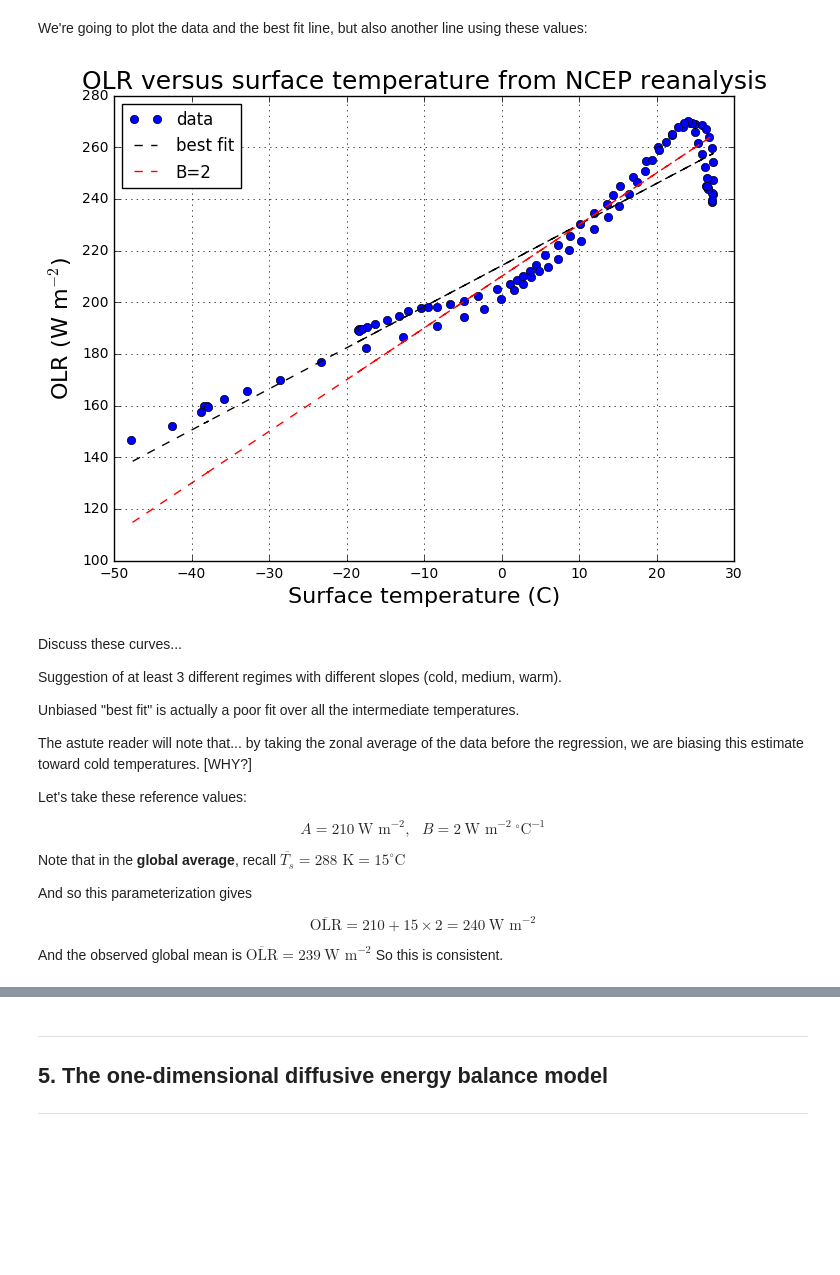
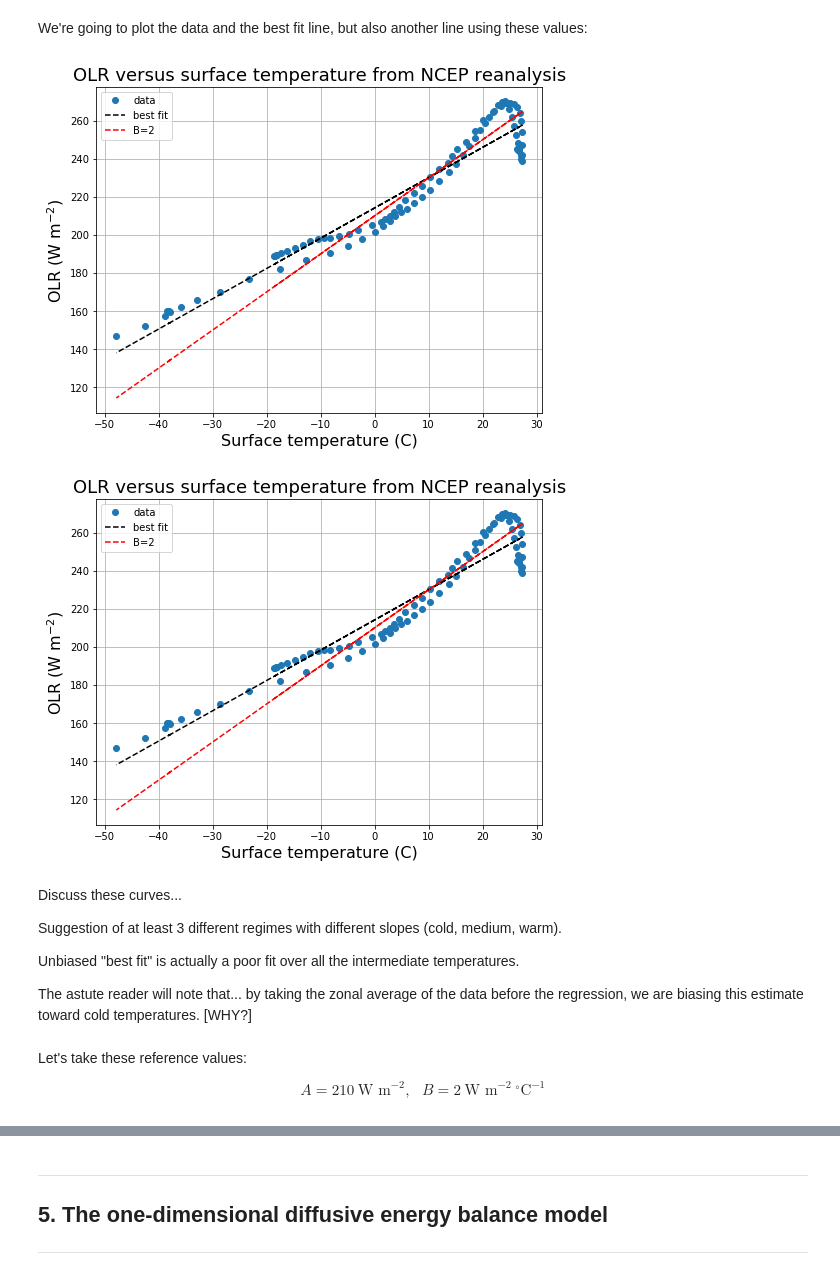
Before and after one commit to brian-rose/ClimateModeling_courseware, a Jupyter notebook: Lectures/Lecture14 -- Diffusive energy balance model.ipynb, the cells around one changed output, grey strips where cells are left out. Cells and saved outputs as stored; diff of their text form; code cells hidden in the pictures; blank space fills up the shorter version.

```diff
--- a/Lectures/Lecture14 -- Diffusive energy balance model.ipynb
+++ b/Lectures/Lecture14 -- Diffusive energy balance model.ipynb
@@ -324,8 +330,7 @@ We're going to plot the data and the best fit line, but also another line using
 A = 210.
 B = 2.
 # %%
-fig = plt.figure(figsize=(8,6))
-ax1 = fig.add_subplot(111)
+fig, ax1 = plt.subplots(figsize=(8,6))
 ax1.plot( Ts_ncep_annual, OLR_ncep_annual, 'o' , label='data')
 ax1.plot( Ts_ncep_annual, intercept + slope * Ts_ncep_annual, 'k--', label='best fit')
 ax1.plot( Ts_ncep_annual, A + B * Ts_ncep_annual, 'r--', label='B=2')
@@ -335,7 +340,11 @@ ax1.set_title('OLR versus surface temperature from NCEP reanalysis', fontsize=18
 ax1.legend(loc='upper left')
 ax1.grid()
 # %% [output]
-[figure, old version]
+[figure, new version]
+# %%
+fig
+# %% [output]
+[figure, added]
 # %% [markdown]
 Discuss these curves...
 
@@ -344,16 +353,7 @@ Suggestion of at least 3 different regimes with different slopes (cold, medium,
 Unbiased "best fit" is actually a poor fit over all the intermediate temperatures.
 
 The astute reader will note that...   by taking the zonal average of the data before the regression, we are biasing this estimate toward cold temperatures.  [WHY?]
-
-Let's take these reference values:
-
-$$ A = 210 ~ \text{W m}^{-2}, ~~~ B = 2 ~ \text{W m}^{-2}~^\circ\text{C}^{-1} $$
-
-Note that in the **global average**, recall $\overline{T_s} = 288 \text{ K} = 15^\circ\text{C}$
-
-And so this parameterization gives
-
-$$ \overline{\text{OLR}} = 210 + 15 \times 2 = 240 ~\text{W m}^{-2} $$
-
-And the observed global mean is $\overline{\text{OLR}} = 239 ~\text{W m}^{-2} $
-So this is consistent.
+# %% [markdown]
+Let's take these reference values:
+
+$$ A = 210 ~ \text{W m}^{-2}, ~~~ B = 2 ~ \text{W m}^{-2}~^\circ\text{C}^{-1} $$
```
Also changed, not shown: parts of 64 cells of this notebook, 1 other file.
